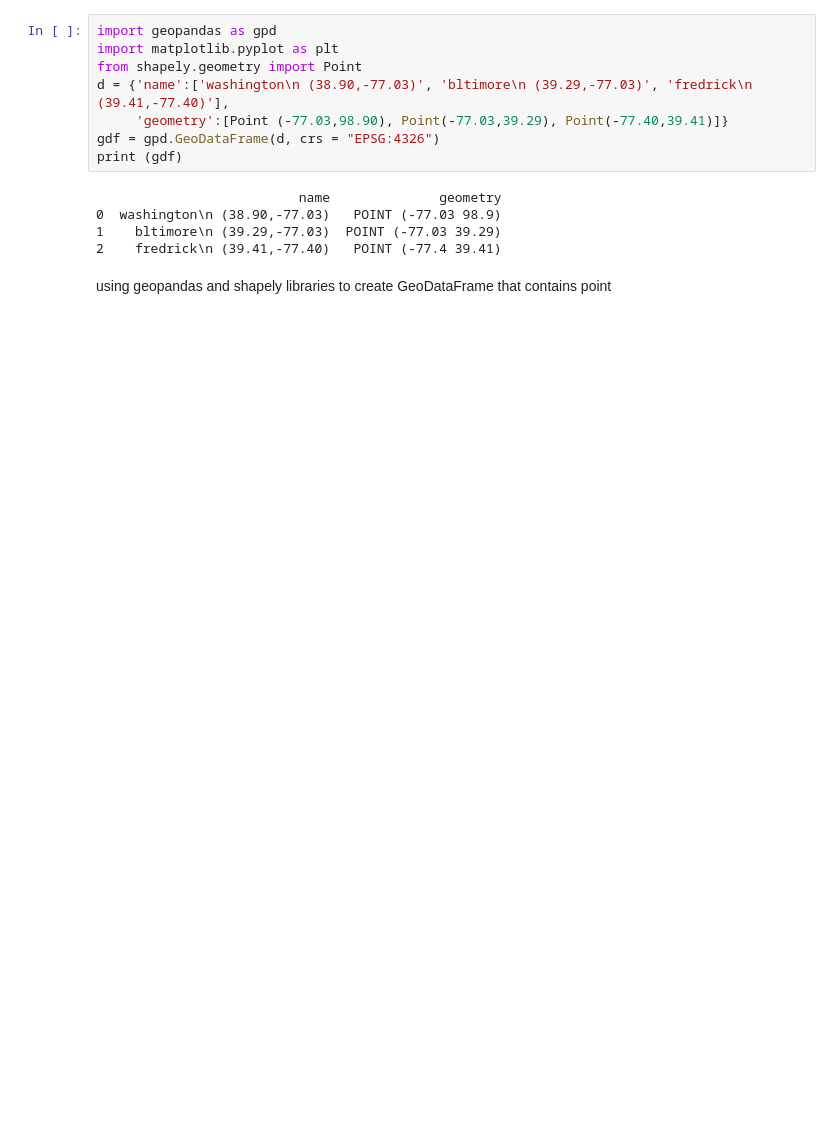
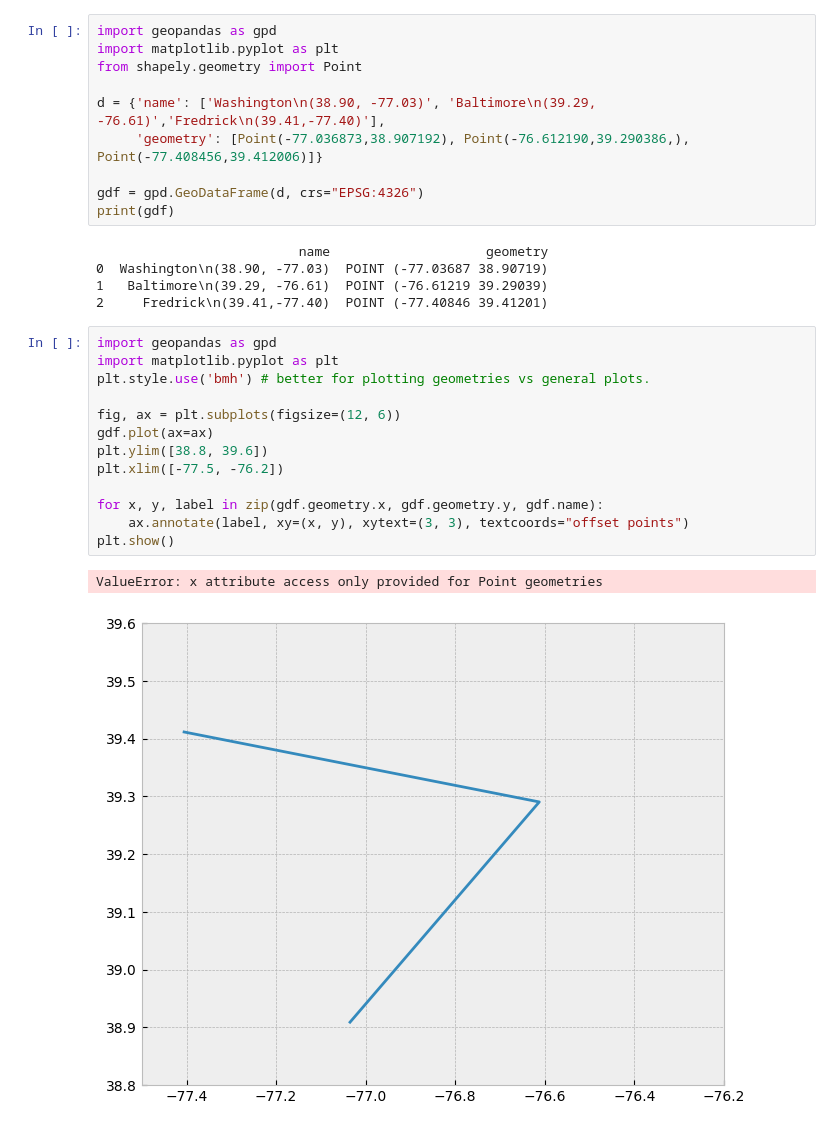
Before and after one commit to amomen1218/python-for-remote-sensing, a Jupyter notebook: spatial_data.ipynb, the cells around one changed output. Cells and saved outputs as stored; diff of their text form; blank space fills up the shorter version.

Commit message:
using random point, polygon and rasterio

```diff
--- a/spatial_data.ipynb
+++ b/spatial_data.ipynb
@@ -4,14 +4,30 @@
 import geopandas as gpd
 import matplotlib.pyplot as plt
 from shapely.geometry import Point
-d = {'name':['washington\n (38.90,-77.03)', 'bltimore\n (39.29,-77.03)', 'fredrick\n (39.41,-77.40)'],
-     'geometry':[Point (-77.03,98.90), Point(-77.03,39.29), Point(-77.40,39.41)]}
-gdf = gpd.GeoDataFrame(d, crs = "EPSG:4326")
-print (gdf)
+
+d = {'name': ['Washington\n(38.90, -77.03)', 'Baltimore\n(39.29, -76.61)','Fredrick\n(39.41,-77.40)'],
+     'geometry': [Point(-77.036873,38.907192), Point(-76.612190,39.290386,), Point(-77.408456,39.412006)]}
+
+gdf = gpd.GeoDataFrame(d, crs="EPSG:4326")
+print(gdf)
 # %% [output]
-                          name              geometry
-0  washington\n (38.90,-77.03)   POINT (-77.03 98.9)
-1    bltimore\n (39.29,-77.03)  POINT (-77.03 39.29)
-2    fredrick\n (39.41,-77.40)   POINT (-77.4 39.41)
+                          name                    geometry
+0  Washington\n(38.90, -77.03)  POINT (-77.03687 38.90719)
+1   Baltimore\n(39.29, -76.61)  POINT (-76.61219 39.29039)
+2     Fredrick\n(39.41,-77.40)  POINT (-77.40846 39.41201)
-# %% [markdown]
-using geopandas and shapely libraries to create GeoDataFrame that contains point
+# %%
+import geopandas as gpd
+import matplotlib.pyplot as plt
+plt.style.use('bmh') # better for plotting geometries vs general plots.
+
+fig, ax = plt.subplots(figsize=(12, 6))
+gdf.plot(ax=ax)
+plt.ylim([38.8, 39.6])
+plt.xlim([-77.5, -76.2])
+
+for x, y, label in zip(gdf.geometry.x, gdf.geometry.y, gdf.name):
+    ax.annotate(label, xy=(x, y), xytext=(3, 3), textcoords="offset points")
+plt.show()
+# %% [output]
+ValueError: x attribute access only provided for Point geometries
+[figure, added]
```
Also changed, not shown: parts of 5 cells of this notebook.
